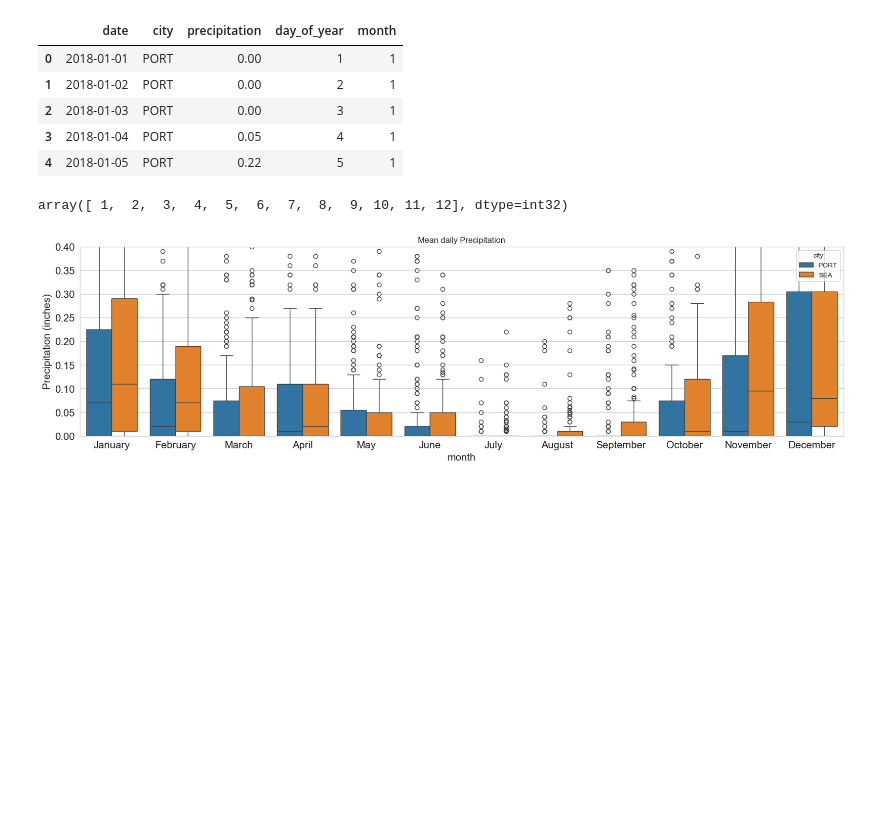
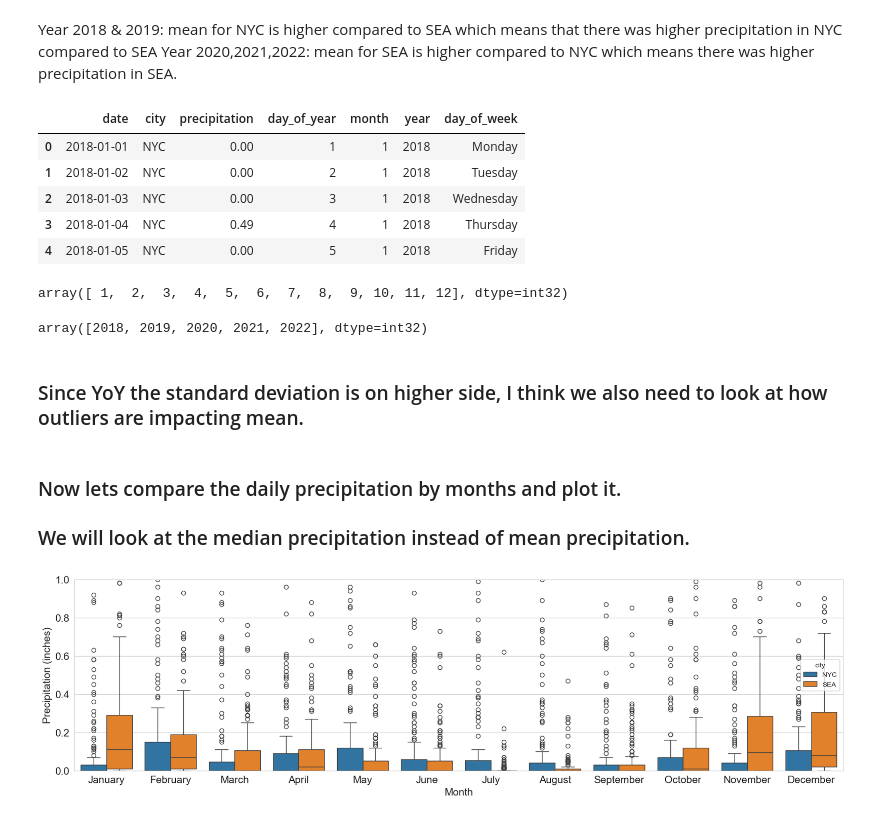
Before and after one commit to rkamatn/weather, a Jupyter notebook: code/Exploratory_data.ipynb, the cells around one changed output. Saved outputs shown, nothing was run; the diff lists cells and outputs as text; code cells hidden in the pictures; blank space fills up the shorter version.

Commit message:
week 2 progress

```diff
--- a/code/Exploratory_data.ipynb
+++ b/code/Exploratory_data.ipynb
@@ -12,5 +14,6 @@ sns.set_style("whitegrid")
 # %%
-df_cleaned=pd.read_csv('https://raw.githubusercontent.com/rkamatn/weather/refs/heads/main/data/clean_seattle_portland_weather.csv') #Read the cleaned data
-df_cleaned.tail()
+df_cleaned = pd.read_csv('../data/clean_seattle_nyc_weather.csv') # Read the cleaned data
+df_cleaned['date'] = pd.to_datetime(df_cleaned['date']) # Convert date column to datetime format
+df_cleaned.head()
 # %% [output]
 |  | date | city | precipitation | day_of_year |
@@ -60,11 +118,17 @@ plt.show()
+# %% [markdown]
+Year 2018 & 2019: mean for NYC is higher compared to SEA which means that there was higher precipitation in NYC compared to SEA
+Year 2020,2021,2022: mean for SEA is higher compared to NYC which means there was higher precipitation in SEA.
 # %%
-df_cleaned['month']=pd.DatetimeIndex(df_cleaned['date']).month #Creates a new column for the month
+# Create a new column for the month & year
+df_cleaned['month'] = pd.DatetimeIndex(df_cleaned['date']).month
+df_cleaned['year'] = pd.DatetimeIndex(df_cleaned['date']).year
+df_cleaned['day_of_week'] = pd.DatetimeIndex(df_cleaned['date']).day_name()
 df_cleaned.head()
 # %% [output]
-|  | date | city | precipitation | day_of_year | month |
-| 0 | 2018-01-01 | PORT | 0.00 | 1 | 1 |
-| 1 | 2018-01-02 | PORT | 0.00 | 2 | 1 |
-| 2 | 2018-01-03 | PORT | 0.00 | 3 | 1 |
-| 3 | 2018-01-04 | PORT | 0.05 | 4 | 1 |
-| 4 | 2018-01-05 | PORT | 0.22 | 5 | 1 |
+|  | date | city | precipitation | day_of_year | month | year | day_of_week |
+| 0 | 2018-01-01 | NYC | 0.00 | 1 | 1 | 2018 | Monday |
+| 1 | 2018-01-02 | NYC | 0.00 | 2 | 1 | 2018 | Tuesday |
+| 2 | 2018-01-03 | NYC | 0.00 | 3 | 1 | 2018 | Wednesday |
+| 3 | 2018-01-04 | NYC | 0.49 | 4 | 1 | 2018 | Thursday |
+| 4 | 2018-01-05 | NYC | 0.00 | 5 | 1 | 2018 | Friday |
 # %%
@@ -72,20 +136,28 @@ df_cleaned['month'].unique() #Check the unique values in the month column
 # %% [output]
 array([ 1,  2,  3,  4,  5,  6,  7,  8,  9, 10, 11, 12], dtype=int32)
+# %%
+df_cleaned['year'].unique()
+# %% [output]
+array([2018, 2019, 2020, 2021, 2022], dtype=int32)
+# %% [markdown]
+### Since YoY the standard deviation is on higher side, I think we also need to look at how outliers are impacting mean.
+# %% [markdown]
+### Now lets compare the daily precipitation by months and plot it.
+### We will look at the median precipitation instead of mean precipitation.
 # %%
-# Create a box plot of precipitation by month for each city
+# Plot the distribution of daily precipitation by month for each city using boxplot
 
-plt.figure(figsize=(20,5))
-sns.boxplot(data=df_cleaned,x="month",y="precipitation",hue='city')
-plt.xlabel("month",fontsize=15)
-plt.ylabel("Precipitation (inches)",fontsize=15)
-plt.title("Mean daily Precipitation")
+plt.figure(figsize=(20, 5))
+sns.boxplot(data=df_cleaned, x='month',y='precipitation', hue='city')
+plt.xlabel('Month', fontsize=15)
+plt.ylabel('Precipitation (inches)', fontsize=15)
 plt.tick_params(labelsize=15)
 
 # Get month names and set x-ticks labels
 import calendar
-month_names=list(calendar.month_name[1:]) # Get month names for x-axis labels
-plt.xticks(ticks=range(12),labels=month_names) # Set x-ticks to month names
-plt.ylim(0,0.4)
+month_names = list(calendar.month_name[1:]) # Get month names for x-axis labels
+plt.xticks(ticks=range(12), labels=month_names) # Set x-ticks to month names
+plt.ylim(0, 1.0)
 plt.show()
 # %% [output]
-[figure, old version]
+[figure, new version]
```
Also changed, not shown: parts of 34 cells of this notebook, 10 other files.
